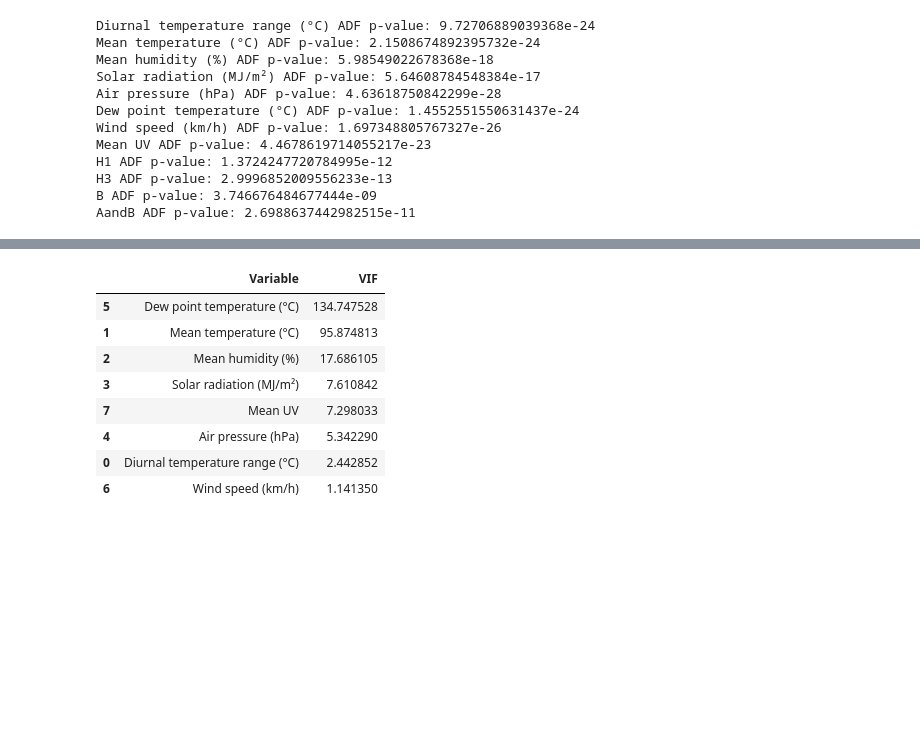
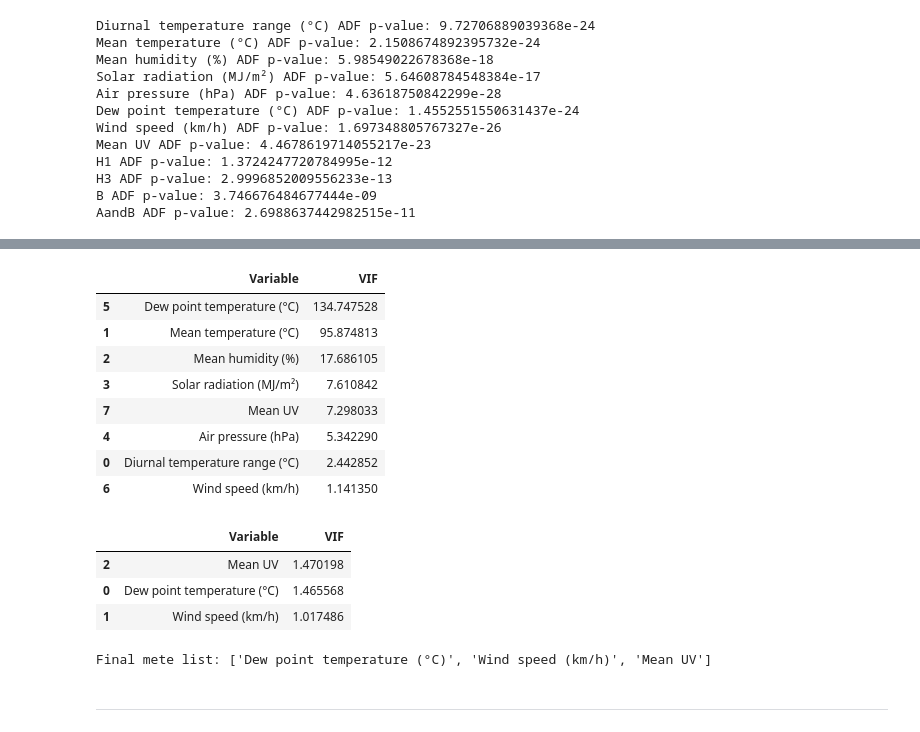
Before and after one commit to yansk1101/4096_dsproject, a Jupyter notebook: EDA.ipynb, the cells around one changed output, grey strips where cells are left out. Cells and saved outputs as stored; diff of their text form; code cells hidden in the pictures; blank space fills up the shorter version.

```diff
--- a/EDA.ipynb
+++ b/EDA.ipynb
@@ -368,24 +356,44 @@ Critical Value (1%, 5%, 10%): [-3.90520891 -3.34101462 -3.04783928]
 # %%
 # Test for mutlicollinearity with VIF
 X = df[mete_col]
 
-vif = pd.DataFrame({
+vif_df = pd.DataFrame({
     "Variable": X.columns,
     "VIF": [
         variance_inflation_factor(X.values, i)
         for i in range(X.shape[1])
     ]
-})
+}).sort_values("VIF", ascending=False)
+display(vif_df)
 
-with pd.option_context("display.max_rows", 173):
-    display(vif.sort_values("VIF", ascending=False))
+while (vif_df["VIF"] > 5).any():
+    mete_col.remove(vif_df.loc[0, "Variable"])
+    X = df[mete_col]
+
+    vif_df = pd.DataFrame({
+        "Variable": X.columns,
+        "VIF": [
+            variance_inflation_factor(X.values, i)
+            for i in range(X.shape[1])
+        ]
+    }).sort_values("VIF", ascending=False)
+
+display(vif_df)
+print(f"Final mete list: {mete_col}")
 # %% [output]
 |  | Variable | VIF |
 | 5 | Dew point temperature (°C) | 134.747528 |
 | 1 | Mean temperature (°C) | 95.874813 |
 | 2 | Mean humidity (%) | 17.686105 |
 | 3 | Solar radiation (MJ/m²) | 7.610842 |
 | 7 | Mean UV | 7.298033 |
 | 4 | Air pressure (hPa) | 5.342290 |
 | 0 | Diurnal temperature range (°C) | 2.442852 |
 | 6 | Wind speed (km/h) | 1.141350 |
+|  | Variable | VIF |
+| 2 | Mean UV | 1.470198 |
+| 0 | Dew point temperature (°C) | 1.465568 |
+| 1 | Wind speed (km/h) | 1.017486 |
+Final mete list: ['Dew point temperature (°C)', 'Wind speed (km/h)', 'Mean UV']
+# %% [markdown]
+---
```
Also changed, not shown: parts of 8 cells of this notebook, 5 other files.
